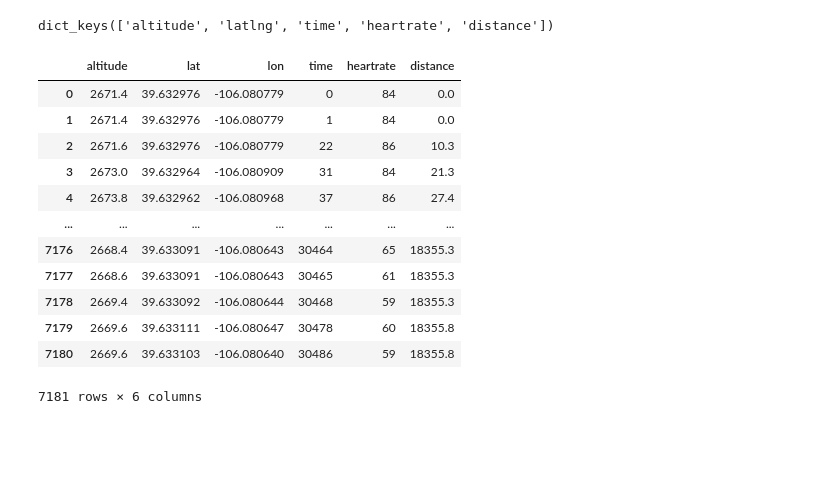
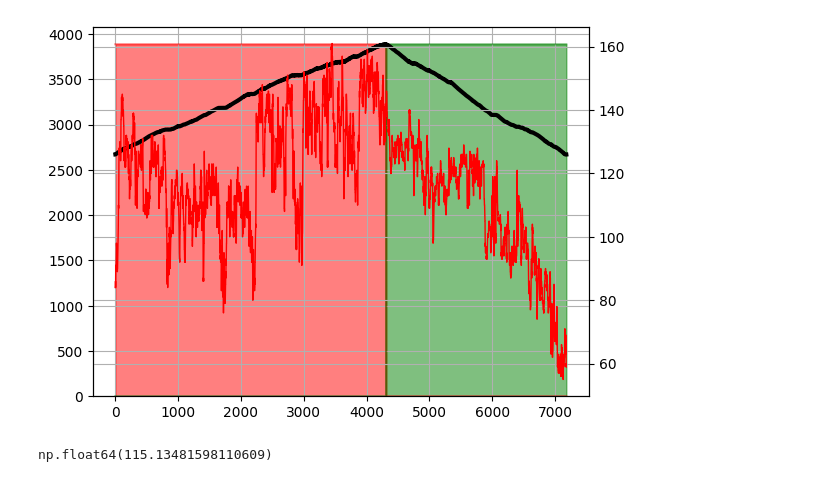
Before and after one commit to munierSalem/supaTrain, a Jupyter notebook: python/notebooks/20251111 -- Metrics Exploratory.ipynb, the cells around one changed output. Cells and saved outputs as stored; diff of their text form; code cells hidden in the pictures; blank space fills up the shorter version.

```diff
--- a/python/notebooks/20251111 -- Metrics Exploratory.ipynb
+++ b/python/notebooks/20251111 -- Metrics Exploratory.ipynb
@@ -4,24 +7,4 @@ from lib.io import load_stream
 user_id = '4a674085-61a1-4f39-83a6-c00d6870bf6b'
 activity_id = 16399512670
 # %%
-df, data = load_stream(activity_id, user_id)
+data = load_stream(activity_id, user_id)
-# %%
-data.keys()
-# %% [output]
-dict_keys(['altitude', 'latlng', 'time', 'heartrate', 'distance'])
-# %%
-df
-# %% [output]
-|  | altitude | lat | lon | time | heartrate | distance |
-| 0 | 2671.4 | 39.632976 | -106.080779 | 0 | 84 | 0.0 |
-| 1 | 2671.4 | 39.632976 | -106.080779 | 1 | 84 | 0.0 |
-| 2 | 2671.6 | 39.632976 | -106.080779 | 22 | 86 | 10.3 |
-| 3 | 2673.0 | 39.632964 | -106.080909 | 31 | 84 | 21.3 |
-| 4 | 2673.8 | 39.632962 | -106.080968 | 37 | 86 | 27.4 |
-| ... | ... | ... | ... | ... | ... | ... |
-| 7176 | 2668.4 | 39.633091 | -106.080643 | 30464 | 65 | 18355.3 |
-| 7177 | 2668.6 | 39.633091 | -106.080643 | 30465 | 61 | 18355.3 |
-| 7178 | 2669.4 | 39.633092 | -106.080644 | 30468 | 59 | 18355.3 |
-| 7179 | 2669.6 | 39.633111 | -106.080647 | 30478 | 60 | 18355.8 |
-| 7180 | 2669.6 | 39.633103 | -106.080640 | 30486 | 59 | 18355.8 |
-7181 rows × 6 columns
@@ -32,0 +11,9 @@ df.head()
+# %%
+data = label_uphill_downhill(data)
+# %%
+ax = ((data['segment'] == 'uphill').astype(int)*np.max(data['altitude'])).plot(kind='area', color='red', alpha=0.5)
+ax = ((data['segment'] == 'downhill').astype(int)*np.max(data['altitude'])).plot(kind='area', color='green', alpha=0.5)
+data['altitude'].plot(ax=ax, color='k', linewidth=3, grid=True)
+data['heartrate'].plot(ax=ax.twinx(), color='r',linewidth=1, grid=True);
+# %% [output]
+[figure, added]
@@ -32,0 +26,4 @@ df.head()
+# %%
+time_weighted_avg(data,"heartrate")
+# %% [output]
+np.float64(115.13481598110609)
```
Also changed, not shown: parts of 3 cells of this notebook, 2 other files.
